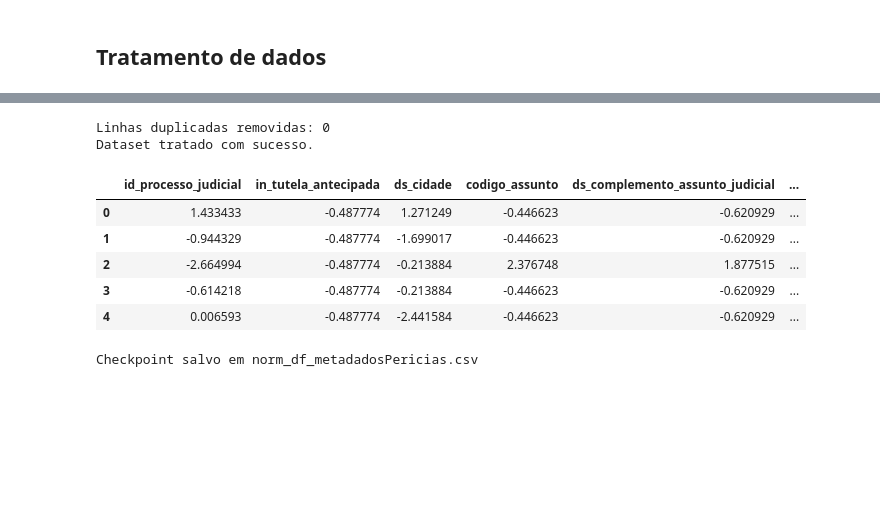
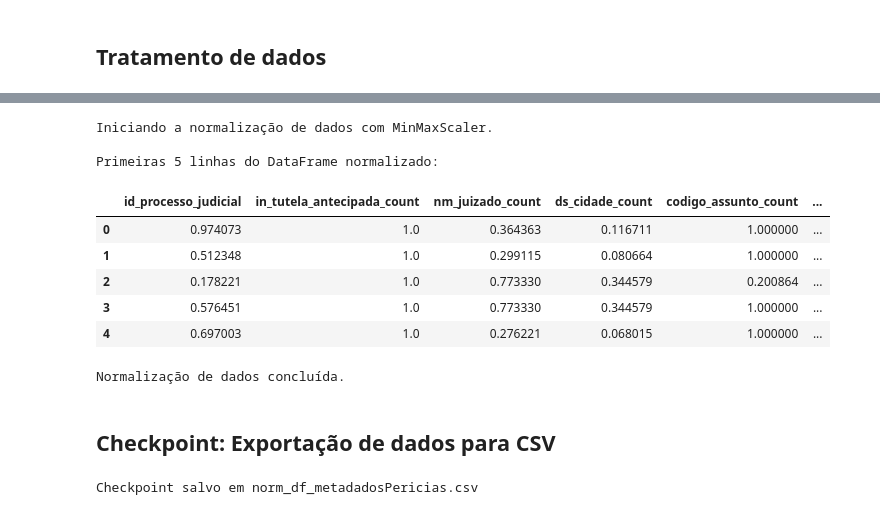
Before and after one commit to bruno774/ppgti-aprendmaquina, a Jupyter notebook: ppgtiAM classificacaoPericias p1 cargaInicial-exploracao-limpeza.ipynb, the cells around one changed output, grey strips where cells are left out. Saved outputs shown, nothing was run; the diff lists cells and outputs as text; code cells hidden in the pictures; blank space fills up the shorter version.

Commit message:
Ajustes consolidados na fase de exploração, limpeza e normalização dos dados

```diff
--- a/ppgtiAM classificacaoPericias p1 cargaInicial-exploracao-limpeza.ipynb
+++ b/ppgtiAM classificacaoPericias p1 cargaInicial-exploracao-limpeza.ipynb
@@ -431,42 +544,39 @@ KeyError: 'nm_juizado'
+# %%
+print('Iniciando a normalização de dados com MinMaxScaler.')
+
+from sklearn.preprocessing import MinMaxScaler
+
+df_normalized = df_count_encoded.copy()
+
+# Excluindo 'nr_processo_judicial' se for um identificador e não uma feature numérica a ser escalada
+numerical_cols_for_normalization = df_normalized.select_dtypes(include=['int64', 'float64']).columns.tolist()
+if 'nr_processo_judicial' in numerical_cols_for_normalization:
+    numerical_cols_for_normalization.remove('nr_processo_judicial')
+
+scaler = MinMaxScaler()
+
+df_normalized[numerical_cols_for_normalization] = scaler.fit_transform(df_normalized[numerical_cols_for_normalization])
+
+print('\nPrimeiras 5 linhas do DataFrame normalizado:')
+display(df_normalized.head())
+
+print('\nNormalização de dados concluída.')
+# %% [output]
+Iniciando a normalização de dados com MinMaxScaler.
+
+Primeiras 5 linhas do DataFrame normalizado:
+|  | id_processo_judicial | in_tutela_antecipada_count | nm_juizado_count | ds_cidade_count | codigo_assunto_count | ... |
+| 0 | 0.974073 | 1.0 | 0.364363 | 0.116711 | 1.000000 | ... |
+| 1 | 0.512348 | 1.0 | 0.299115 | 0.080664 | 1.000000 | ... |
+| 2 | 0.178221 | 1.0 | 0.773330 | 0.344579 | 0.200864 | ... |
+| 3 | 0.576451 | 1.0 | 0.773330 | 0.344579 | 1.000000 | ... |
+| 4 | 0.697003 | 1.0 | 0.276221 | 0.068015 | 1.000000 | ... |
+Normalização de dados concluída.
+# %% [markdown]
+## Checkpoint: Exportação de dados para CSV
 # %%
-# Preenchimento de valores faltantes
-df_tratado = df_metadadosPericias.copy()
 
-for col in df_tratado.select_dtypes(include=['number']).columns:
-    df_tratado[col] = df_tratado[col].fillna(0)
-
-for col in df_tratado.select_dtypes(include=['object', 'category']).columns:
-    df_tratado[col] = df_tratado[col].fillna('não se aplica')
-
-# Remoção de linhas duplicadas
-before = len(df_tratado)
-df_tratado = df_tratado.drop_duplicates()
-after = len(df_tratado)
-print(f'Linhas duplicadas removidas: {before - after}')
-
-# Encoding de variáveis categóricas
-for col in df_tratado.select_dtypes(include=['object', 'category']).columns:
-    df_tratado[col] = df_tratado[col].astype('category').cat.codes
-
-# Normalização das colunas numéricas
-from sklearn.preprocessing import StandardScaler
-
-numeric_features = df_tratado.select_dtypes(include=['number']).columns
-scaler = StandardScaler()
-df_tratado[numeric_features] = scaler.fit_transform(df_tratado[numeric_features])
-
-print('Dataset tratado com sucesso.')
-display(df_tratado.head())
-
-df_tratado.to_csv('norm_df_metadadosPericias.csv', index=False)
+df_normalized.to_csv('/content/drive/MyDrive/Colab Notebooks/Doutorado/discAprendMáquina/[AprendMáquina] ProjetoFinal/norm_df_metadadosPericias.csv', index=False)
 print('Checkpoint salvo em norm_df_metadadosPericias.csv')
 # %% [output]
-Linhas duplicadas removidas: 0
-Dataset tratado com sucesso.
+Checkpoint salvo em norm_df_metadadosPericias.csv
-|  | id_processo_judicial | in_tutela_antecipada | ds_cidade | codigo_assunto | ds_complemento_assunto_judicial | ... |
-| 0 | 1.433433 | -0.487774 | 1.271249 | -0.446623 | -0.620929 | ... |
-| 1 | -0.944329 | -0.487774 | -1.699017 | -0.446623 | -0.620929 | ... |
-| 2 | -2.664994 | -0.487774 | -0.213884 | 2.376748 | 1.877515 | ... |
-| 3 | -0.614218 | -0.487774 | -0.213884 | -0.446623 | -0.620929 | ... |
-| 4 | 0.006593 | -0.487774 | -2.441584 | -0.446623 | -0.620929 | ... |
-Checkpoint salvo em norm_df_metadadosPericias.csv
```
Also changed, not shown: parts of 34 cells of this notebook.
